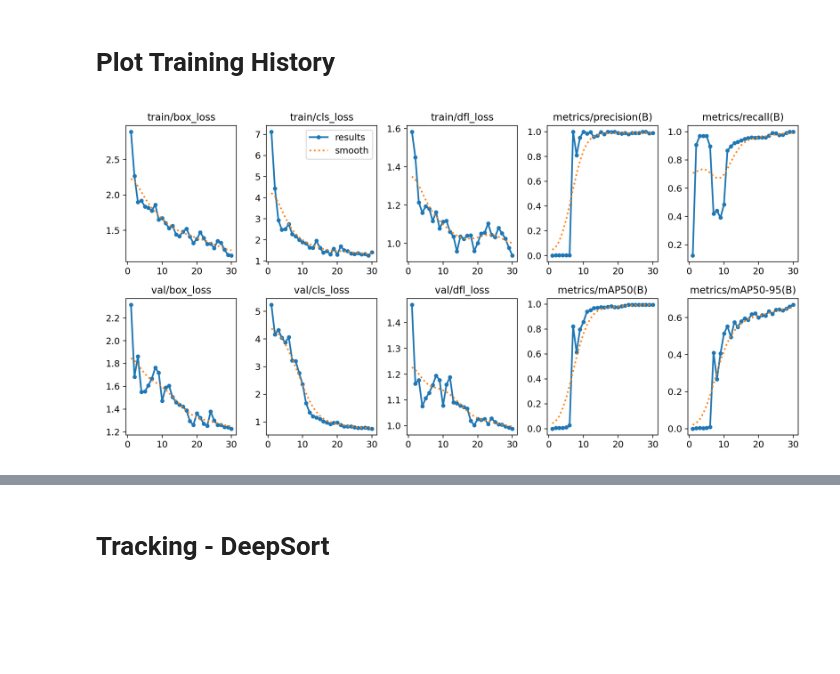
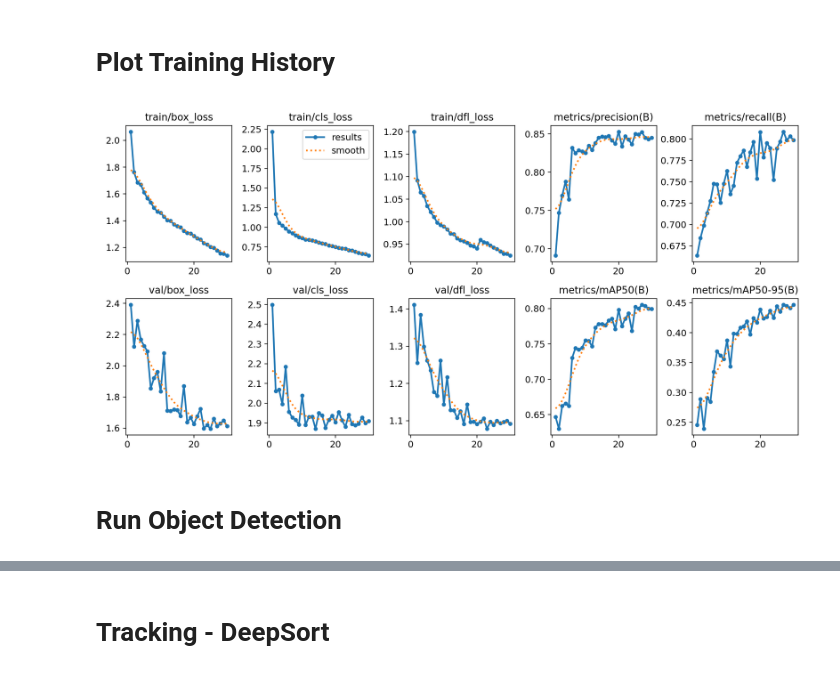
Before and after one commit to YannMaa/traco_2024, a Jupyter notebook: solution_yannis.ipynb, the cells around one changed output, grey strips where cells are left out. Drawn from its saved outputs; the diff is of its cells as text; code cells hidden in the pictures; blank space fills up the shorter version.

```diff
--- a/solution_yannis.ipynb
+++ b/solution_yannis.ipynb
@@ -510,6 +597,8 @@ KeyboardInterrupt:
 # Plot Training History
 # %%
 from IPython.display import Image
-Image(filename='runs/detect/train8/results.png')
+Image(filename='runs/detect/train45/results.png')
 # %% [output]
-[figure, old version]
+[figure, new version]
+# %% [markdown]
+# Run Object Detection
```
Also changed, not shown: parts of 33 cells of this notebook.
